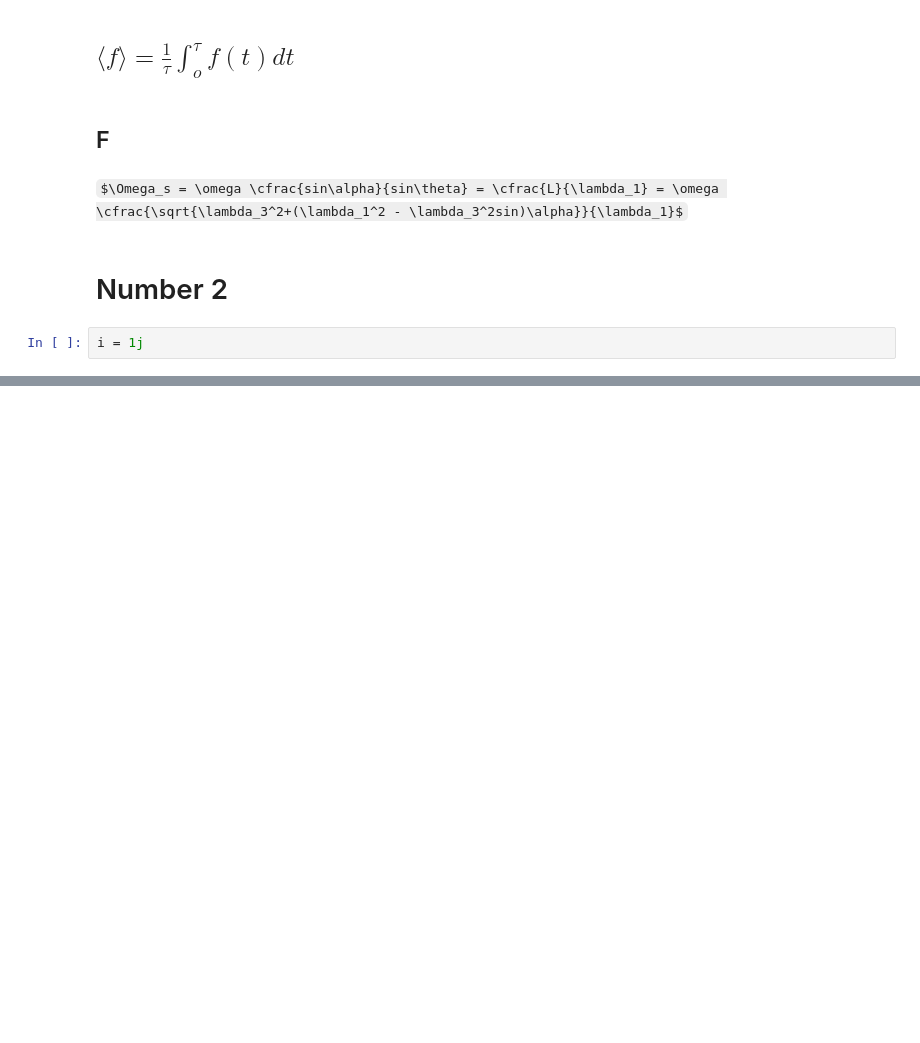
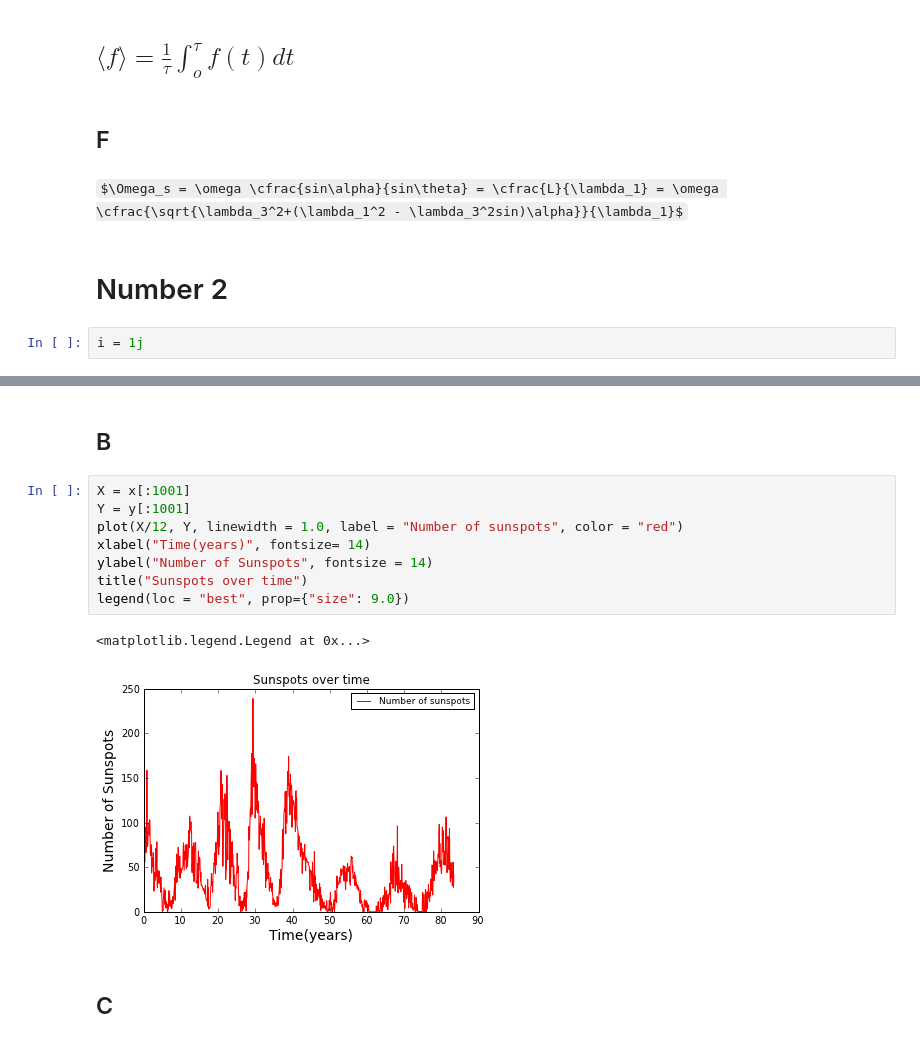
Before and after one commit to ewjohnst/PHYS202-S13, a Jupyter notebook: Week3/GraphicsEx2.ipynb, the cells around one changed output, grey strips where cells are left out. Drawn from its saved outputs; the diff is of its cells as text; some formulas as TeX source; blank space fills up the shorter version.

```diff
--- a/Week3/GraphicsEx2.ipynb
+++ b/Week3/GraphicsEx2.ipynb
@@ -60,0 +94,17 @@ psi^2 =
+# %% [markdown]
+B
+-
+# %%
+X = x[:1001]
+Y = y[:1001]
+plot(X/12, Y, linewidth = 1.0, label = "Number of sunspots", color = "red")
+xlabel("Time(years)", fontsize= 14)
+ylabel("Number of Sunspots", fontsize = 14)
+title("Sunspots over time")
+legend(loc = "best", prop={"size": 9.0})
+# %% [output]
+<matplotlib.legend.Legend at 0x...>
+[figure, added]
+# %% [markdown]
+C
+-
```
Also changed, not shown: parts of 17 cells of this notebook, 2 other files.
